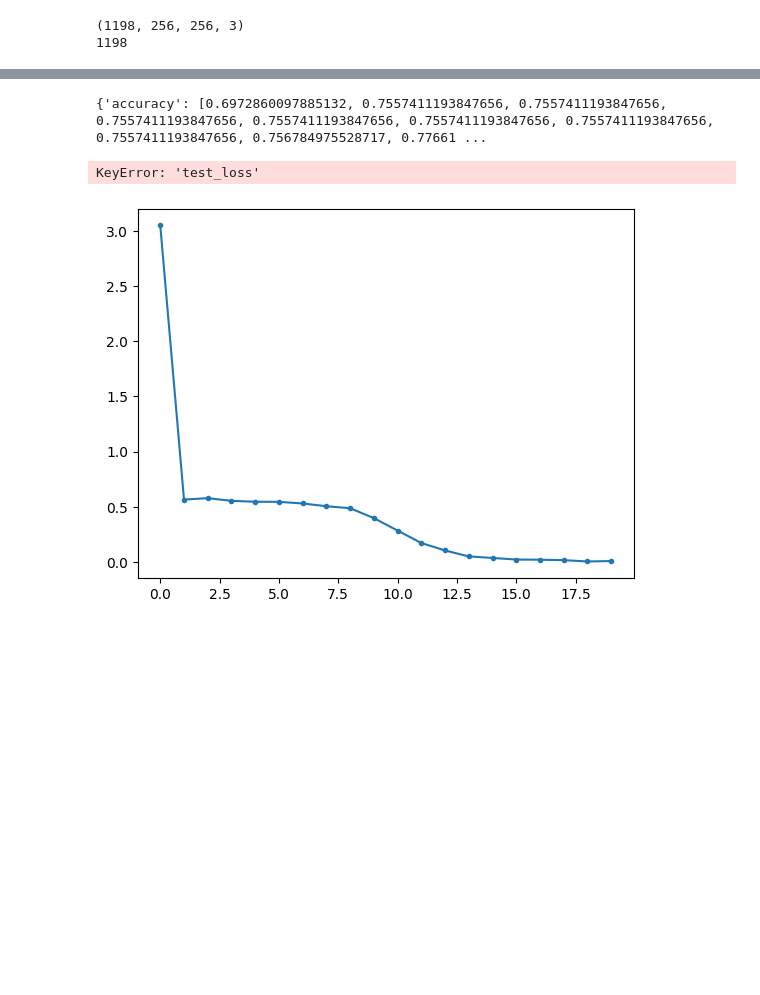
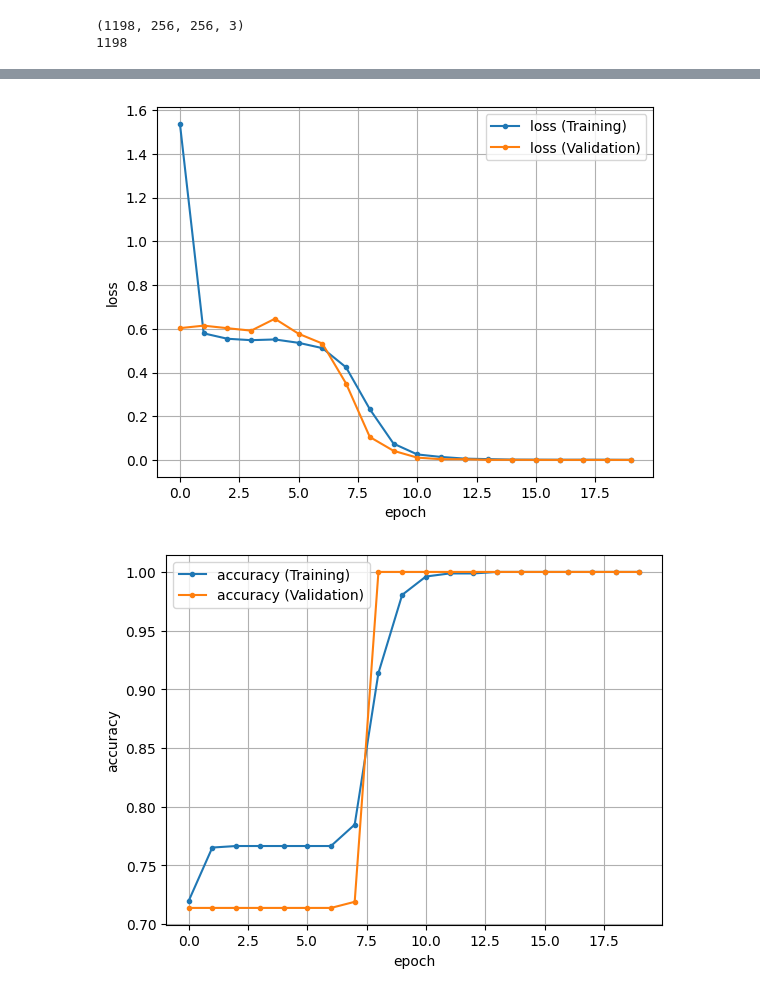
Before and after one commit to rururu777/MovieAnalyze, a Jupyter notebook: src/Test_CNN_SrumpToBinaryClass.ipynb, the cells around one changed output, grey strips where cells are left out. Saved outputs shown, nothing was run; the diff lists cells and outputs as text; code cells hidden in the pictures; blank space fills up the shorter version.

```diff
--- a/src/Test_CNN_SrumpToBinaryClass.ipynb
+++ b/src/Test_CNN_SrumpToBinaryClass.ipynb
@@ -172,7 +172,7 @@ def train(x_train, x_test, y_train, y_test):
    # テストデータの精度を出力
    print(f"Test accuracy：{score[1]}")
 
-   return history
+   return model, history
 
-history = train(x_train, x_test, y_train, y_test)
+model, history = train(x_train, x_test, y_train, y_test)
 # %% [output]
@@ -219,0 +200,19 @@ Test accuracy：1.0
+# %%
+import io
+
+save_dir = "../output/Test_CNN_SrumpToBinaryClass/CNN1"
+# ディレクトリが存在しない場合は作成
+os.makedirs(save_dir, exist_ok=True)
+
+# 出力をキャプチャするためのStringIO
+buffer = io.StringIO()
+
+# model.summary()の出力をbufferに書き込む
+model.summary(print_fn=lambda x: buffer.write(x + "\n"))
+
+# キャプチャした内容をファイルに保存
+with open(os.path.join(save_dir, "model_summary.txt"), "w") as f:
+    f.write(buffer.getvalue())
+
+# StringIOのメモリを開放
+buffer.close()
@@ -220,40 +242,34 @@ Test accuracy：1.0
 # %%
-print(history.history)
-save_dir = "../output/Test_CNN_SrumpToBinaryClass"
-# ディレクトリが存在しない場合は作成
-os.makedirs(save_dir, exist_ok=True)
-
 # 訓練データの損失をプロット
 plt.plot(history.history["loss"],
          marker=".",
          label="loss (Training)")
 # 検証データの損失をプロット
 plt.plot(history.history["val_loss"],
          marker=".",
          label="loss (Validation)")
 plt.legend()        # 凡例を表示
 plt.grid()          # グリット表示
 plt.xlabel("epoch") # x軸ラベル
 plt.ylabel("loss")  # y軸ラベル
 # 損失のグラフを保存
 plt.savefig(os.path.join(save_dir, "loss.jpg"))
 plt.show()
 
 # 訓練データの精度をプロット
 plt.plot(history.history["accuracy"],
          marker=".",
          label="accuracy (Training)")
 # 検証データの精度をプロット
 plt.plot(history.history["val_accuracy"],
          marker=".",
          label="accuracy (Validation)")
 plt.legend()        # 凡例を表示
 plt.grid()          # グリット表示
 plt.xlabel("epoch") # x軸ラベル
 plt.ylabel("accuracy")  # y軸ラベル
 plt.savefig(os.path.join(save_dir, "accuracy.jpg"))
 plt.show()
 # %% [output]
-{'accuracy': [0.6972860097885132, 0.7557411193847656, 0.7557411193847656, 0.7557411193847656, 0.7557411193847656, 0.7557411193847656, 0.7557411193847656, 0.7557411193847656, 0.756784975528717, 0.77661 ...
-KeyError: 'test_loss'
-[figure, old version]
+[figure, new version]
+[figure, added]
```
Also changed, not shown: parts of 2 cells of this notebook.
